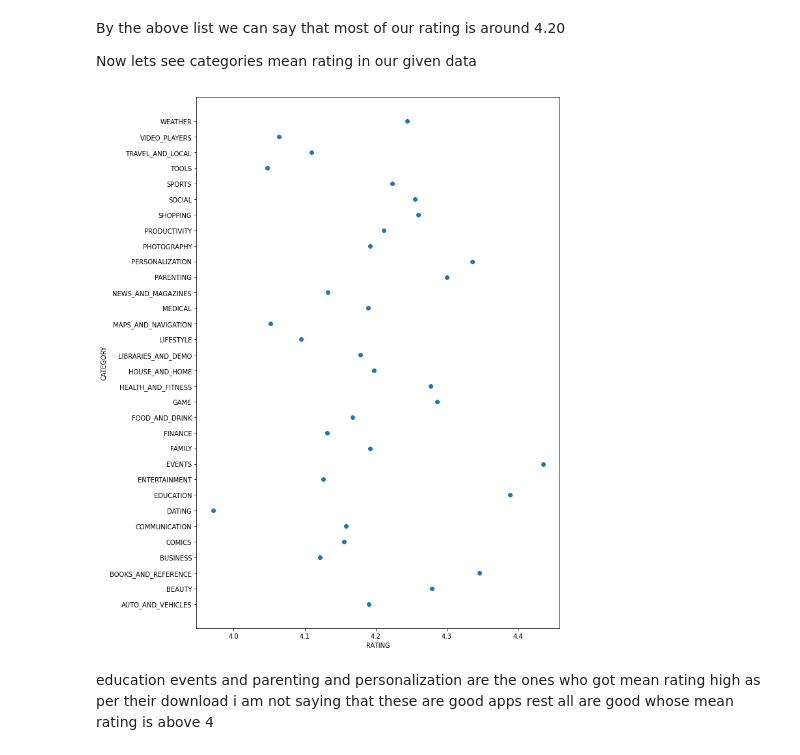
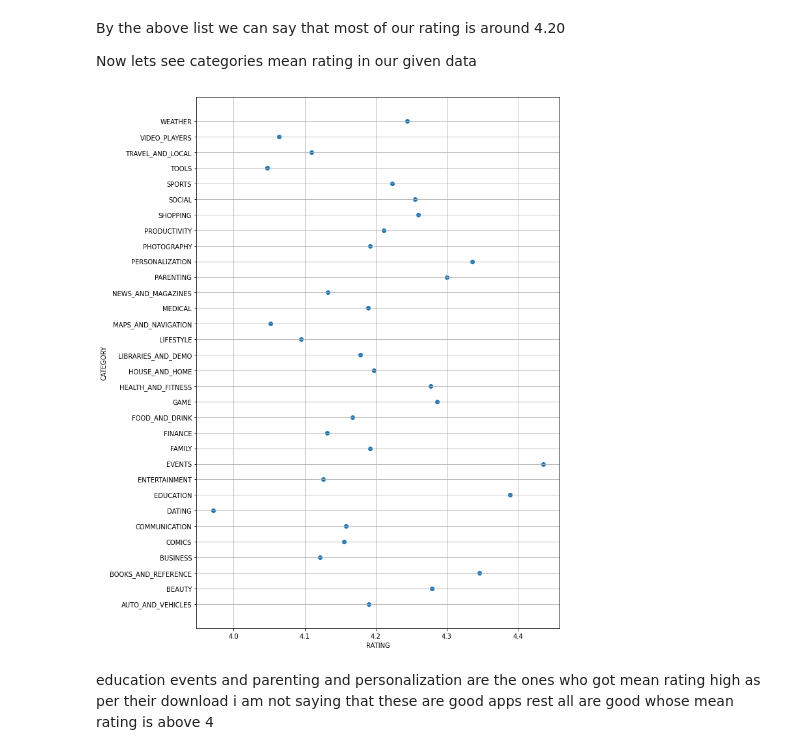
Before and after one commit to abhi-shek-solanki/play-store-data-analysis, a Jupyter notebook: 1stcapston_project_Play_Store_App_Review_Analysis_solution_Capstone_Project.ipynb, the cells around one changed output. Cells and saved outputs as stored; diff of their text form; code cells hidden in the pictures.

```diff
--- a/1stcapston_project_Play_Store_App_Review_Analysis_solution_Capstone_Project.ipynb
+++ b/1stcapston_project_Play_Store_App_Review_Analysis_solution_Capstone_Project.ipynb
@@ -165,20 +165,21 @@ Now lets see categories mean rating in our given data
 # %%
 categories_rating = play_store_data.groupby("Category")["Rating"].mean().reset_index()
 
 # here there is an an data called 1.9 menas wrong data in rating so we need to remove this row see what i have told u in the beginning that why removing this
 categories_rating.drop([0],axis = 0,inplace=True)
 categories_rating
 plt.rcParams['figure.figsize'] = (10, 15)    # setting up the figure size of our data so all the things gets easily visible
 x_axis = categories_rating['Rating']
 plt.xlabel("RATING")
 y_axis = categories_rating['Category']
 plt.ylabel("CATEGORY")
 
 
 plt.scatter(x_axis,y_axis)
+plt.grid()
 plt.show()
 # %% [output]
-[figure, old version]
+[figure, new version]
 # %% [markdown]
 education events and parenting and personalization are the ones who got mean rating high as per their download  i am not saying that these are good apps rest all are good whose mean rating is above 4
 # %% [markdown]
```
